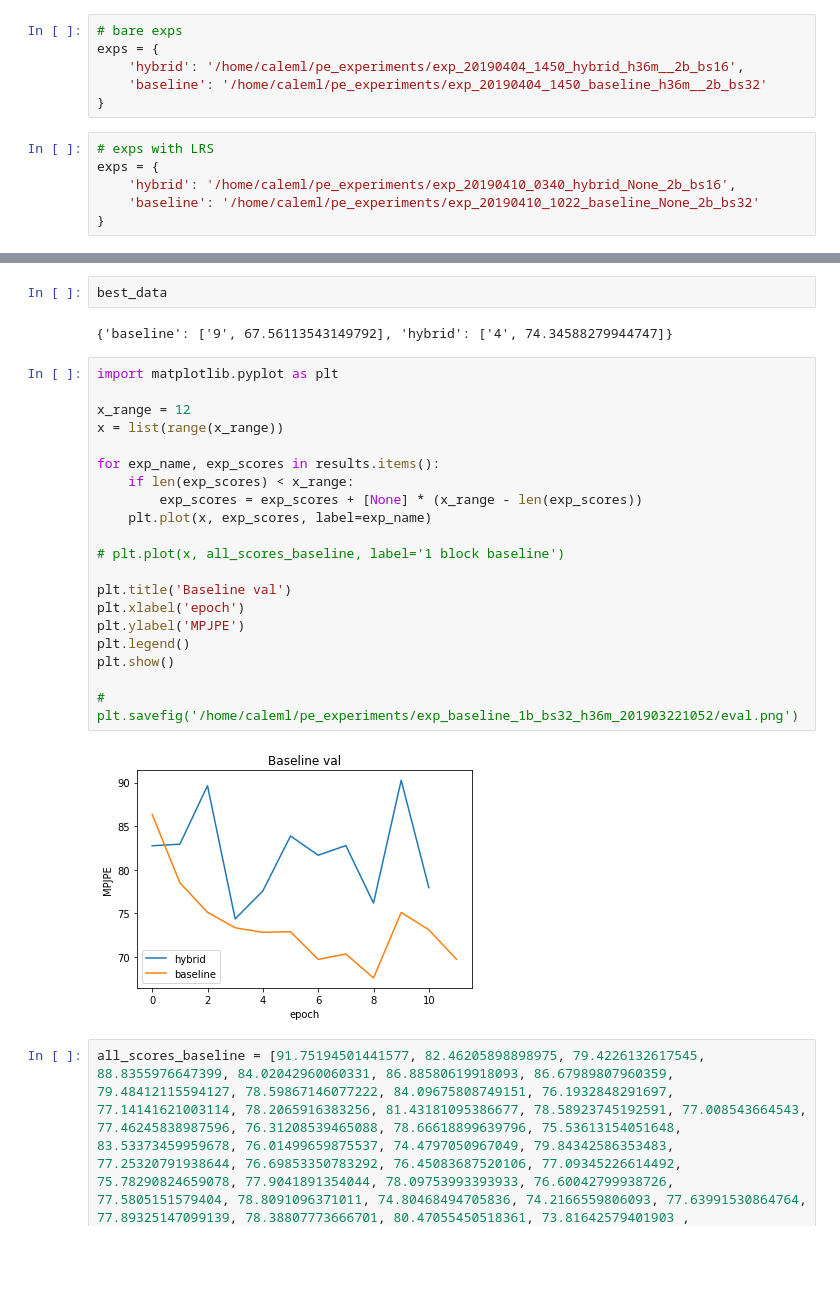
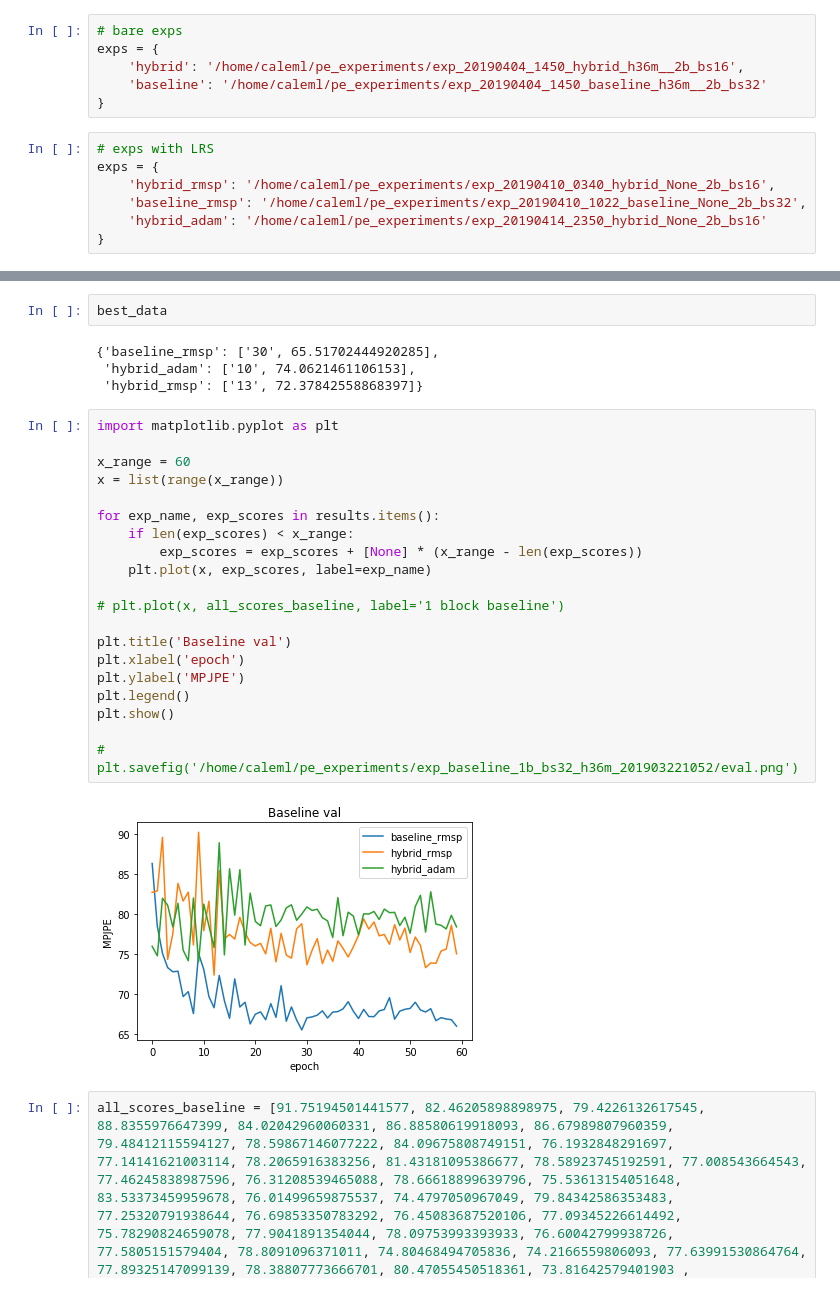
Before and after one commit to lcalem/main-pe, a Jupyter notebook: experiments/notebooks/eval.ipynb, the cells around one changed output, grey strips where cells are left out. Saved outputs shown, nothing was run; the diff lists cells and outputs as text; blank space fills up the shorter version.

Commit message:
Adam opt

```diff
--- a/experiments/notebooks/eval.ipynb
+++ b/experiments/notebooks/eval.ipynb
@@ -208,8 +208,9 @@ exps = {
 # %%
 # exps with LRS
 exps = {
-    'hybrid': '/home/caleml/pe_experiments/exp_20190410_0340_hybrid_None_2b_bs16',
-    'baseline': '/home/caleml/pe_experiments/exp_20190410_1022_baseline_None_2b_bs32'
+    'hybrid_rmsp': '/home/caleml/pe_experiments/exp_20190410_0340_hybrid_None_2b_bs16',
+    'baseline_rmsp': '/home/caleml/pe_experiments/exp_20190410_1022_baseline_None_2b_bs32',
+    'hybrid_adam': '/home/caleml/pe_experiments/exp_20190414_2350_hybrid_None_2b_bs16'
 }
 # %%
 results = dict()
@@ -246,28 +248,30 @@ for exp_name, exp_path in exps.items():
 # %%
 best_data
 # %% [output]
-{'baseline': ['9', 67.56113543149792], 'hybrid': ['4', 74.34588279944747]}
+{'baseline_rmsp': ['30', 65.51702444920285],
+ 'hybrid_adam': ['10', 74.0621461106153],
+ 'hybrid_rmsp': ['13', 72.37842558868397]}
 # %%
 import matplotlib.pyplot as plt
 
-x_range = 12
+x_range = 60
 x = list(range(x_range))
 
 for exp_name, exp_scores in results.items():
     if len(exp_scores) < x_range:
         exp_scores = exp_scores + [None] * (x_range - len(exp_scores))
     plt.plot(x, exp_scores, label=exp_name)
 
 # plt.plot(x, all_scores_baseline, label='1 block baseline')
 
 plt.title('Baseline val')
 plt.xlabel('epoch')
 plt.ylabel('MPJPE')
 plt.legend()
 plt.show()
 
 # plt.savefig('/home/caleml/pe_experiments/exp_baseline_1b_bs32_h36m_201903221052/eval.png')
 # %% [output]
-[figure, old version]
+[figure, new version]
 # %%
 all_scores_baseline = [91.75194501441577, 82.46205898898975, 79.4226132617545, 88.8355976647399, 84.02042960060331, 86.88580619918093, 86.67989807960359, 79.48412115594127, 78.59867146077222, 84.09675808749151, 76.1932848291697, 77.14141621003114, 78.2065916383256, 81.43181095386677, 78.58923745192591, 77.008543664543, 77.46245838987596, 76.31208539465088, 78.66618899639796, 75.53613154051648, 83.53373459959678, 76.01499659875537, 74.4797050967049, 79.84342586353483, 77.25320791938644, 76.69853350783292, 76.45083687520106, 77.09345226614492, 75.78290824659078, 77.9041891354044, 78.09753993393933, 76.60042799938726, 77.5805151579404, 78.8091096371011, 74.80468494705836, 74.2166559806093, 77.63991530864764, 77.89325147099139, 78.38807773666701, 80.47055450518361, 73.81642579401903 , 75.0416006683364 , 74.48196930787806 , 75.15854590724823 , 73.66802279838019 , 75.19603076463348 , 74.01143213366338 , 75.08591589680957 , 75.55668131643323 , 77.11394826271881 , 74.44167918712098 , 75.63973677387979 , 76.3378921014415 , 74.73289168541717 , 73.95828566807859 , 75.55537095370421 , 75.78301989366678 , 74.91063809506264 , 74.59803512567959 , 74.75948044066446]
```
Also changed, not shown: parts of 5 cells of this notebook, 2 other files.
